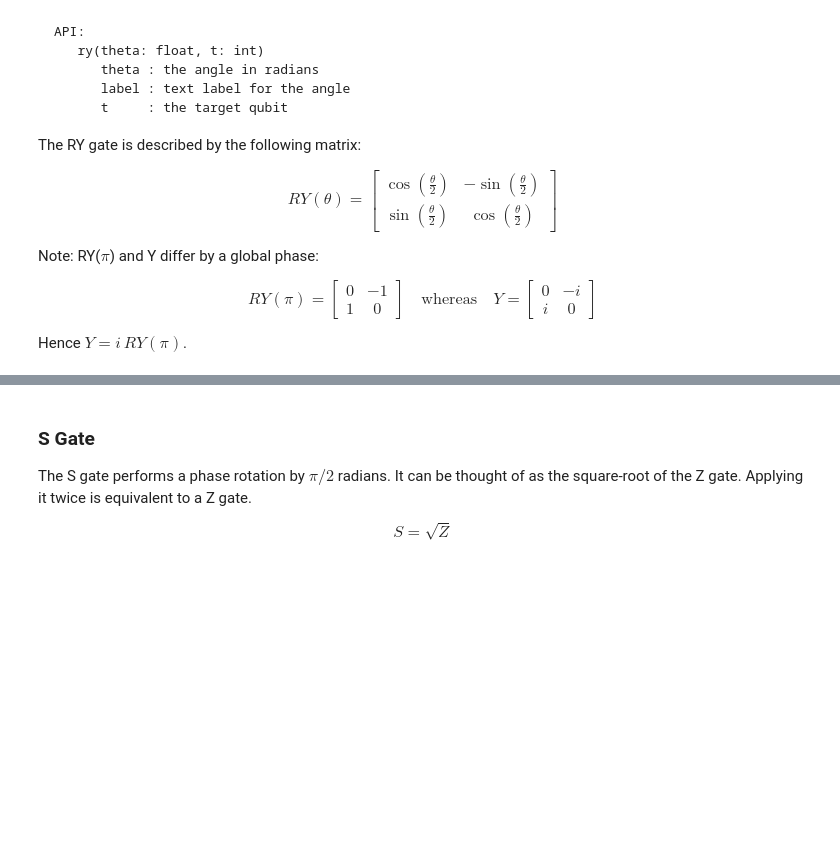
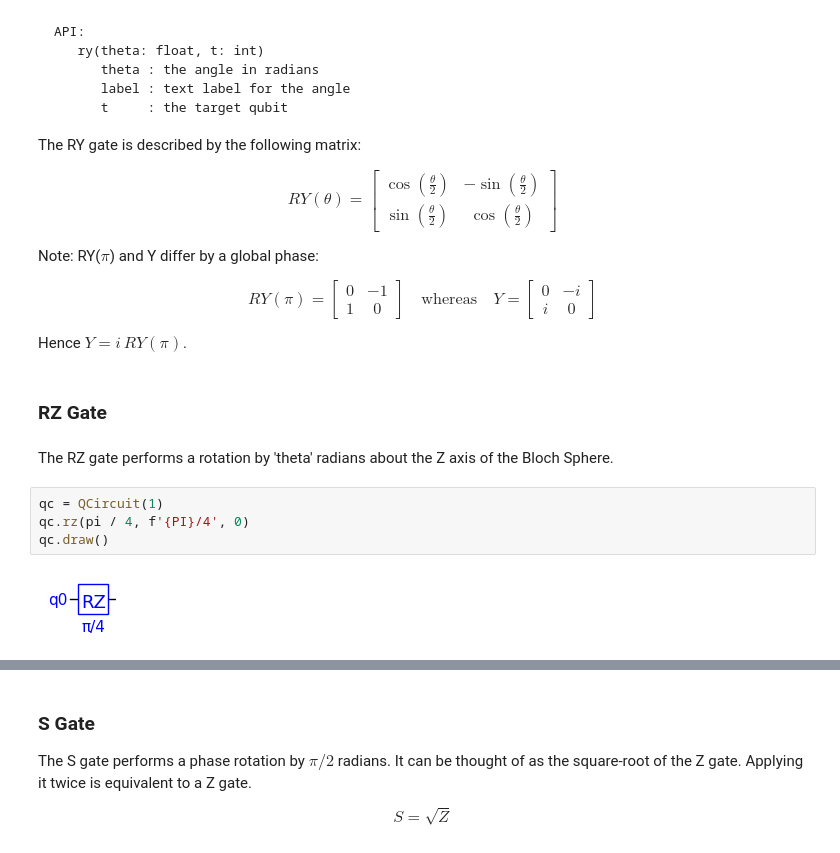
Before and after one commit to jbrumf/tinyqsim, a Jupyter notebook: examples/tutorial_3_guide_to_gates.ipynb, the cells around one changed output, grey strips where cells are left out. Cells and saved outputs as stored; diff of their text form; blank space fills up the shorter version.

```diff
--- a/examples/tutorial_3_guide_to_gates.ipynb
+++ b/examples/tutorial_3_guide_to_gates.ipynb
@@ -698,3 +759,13 @@ Y = \begin{bmatrix}
 $$
 
 Hence $Y=i\,RY(\pi)$.
+# %% [markdown]
+### RZ Gate
+# %% [markdown]
+The RZ gate performs a rotation by 'theta' radians about the Z axis of the Bloch Sphere.
+# %%
+qc = QCircuit(1)
+qc.rz(pi / 4, f'{PI}/4', 0)
+qc.draw()
+# %% [output]
+[figure, added]
```
Also changed, not shown: parts of 12 cells of this notebook, 31 other files.
